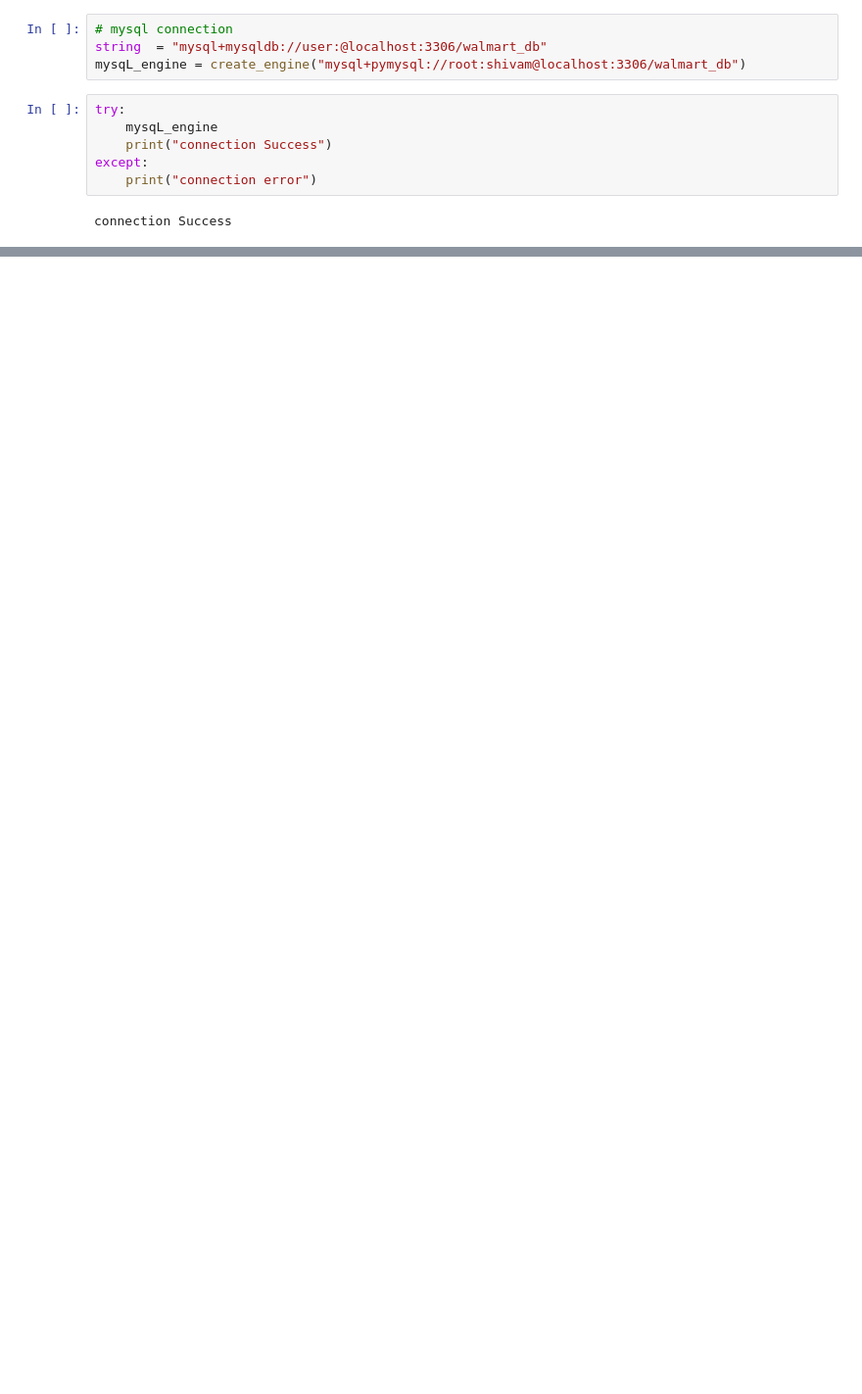
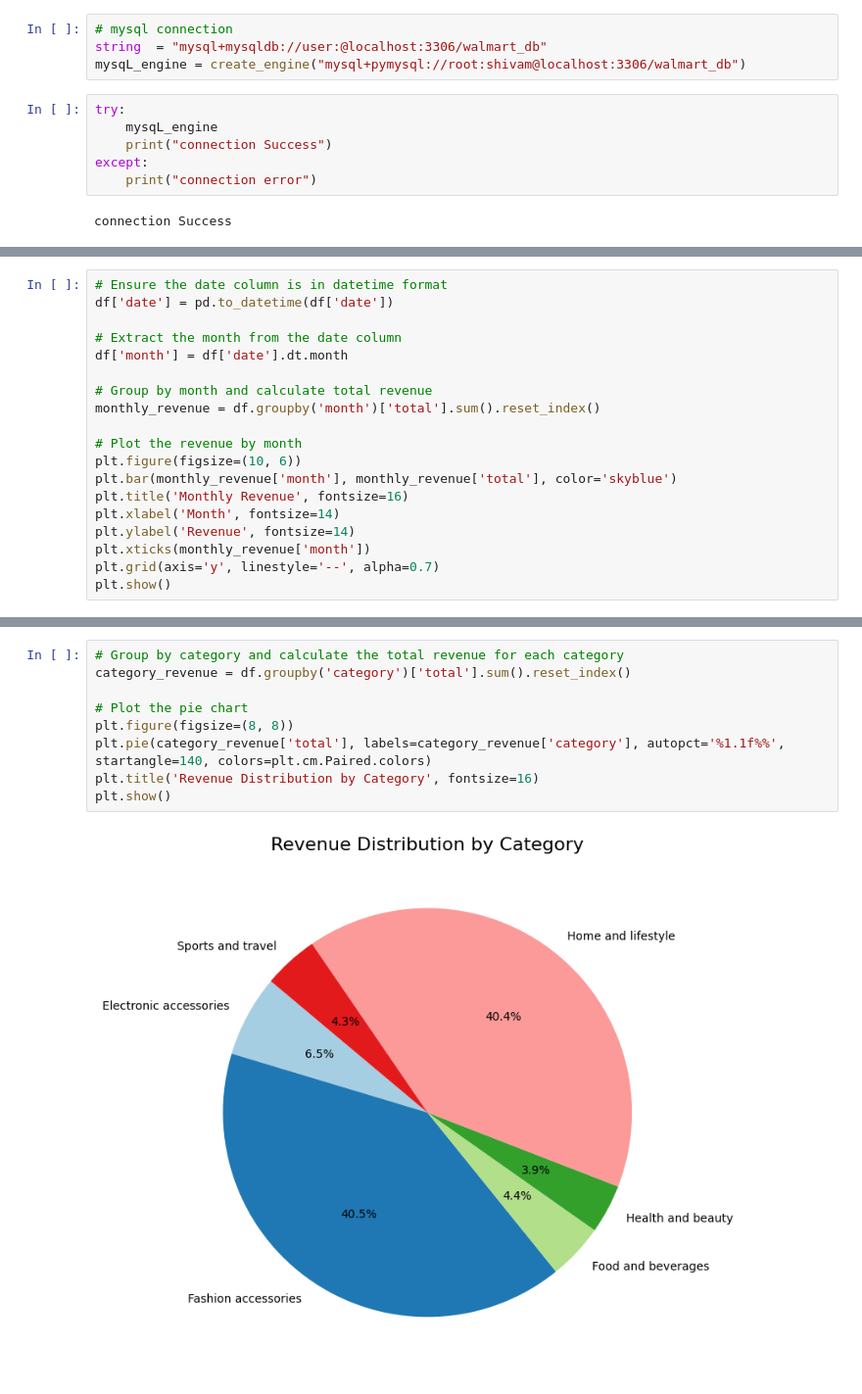
Before and after one commit to shivampb/SQL-Data-Analyst-, a Jupyter notebook: Wallmart_Sql_Python/main.ipynb, the cells around one changed output, grey strips where cells are left out. Shown at 98% size. Saved outputs shown, nothing was run; the diff lists cells and outputs as text; blank space fills up the shorter version.

Commit message:
visualls

```diff
--- a/Wallmart_Sql_Python/main.ipynb
+++ b/Wallmart_Sql_Python/main.ipynb
@@ -170,0 +189,19 @@ df.to_sql(name="walmart",con=mysqL_engine, if_exists="append", index=False)
+# %%
+# Ensure the date column is in datetime format
+df['date'] = pd.to_datetime(df['date'])
+
+# Extract the month from the date column
+df['month'] = df['date'].dt.month
+
+# Group by month and calculate total revenue
+monthly_revenue = df.groupby('month')['total'].sum().reset_index()
+
+# Plot the revenue by month
+plt.figure(figsize=(10, 6))
+plt.bar(monthly_revenue['month'], monthly_revenue['total'], color='skyblue')
+plt.title('Monthly Revenue', fontsize=16)
+plt.xlabel('Month', fontsize=14)
+plt.ylabel('Revenue', fontsize=14)
+plt.xticks(monthly_revenue['month'])
+plt.grid(axis='y', linestyle='--', alpha=0.7)
+plt.show()
@@ -170,0 +220,11 @@ df.to_sql(name="walmart",con=mysqL_engine, if_exists="append", index=False)
+# %%
+# Group by category and calculate the total revenue for each category
+category_revenue = df.groupby('category')['total'].sum().reset_index()
+
+# Plot the pie chart
+plt.figure(figsize=(8, 8))
+plt.pie(category_revenue['total'], labels=category_revenue['category'], autopct='%1.1f%%', startangle=140, colors=plt.cm.Paired.colors)
+plt.title('Revenue Distribution by Category', fontsize=16)
+plt.show()
+# %% [output]
+[figure, added]
```
Also changed, not shown: parts of 5 cells of this notebook, 1 other file.
